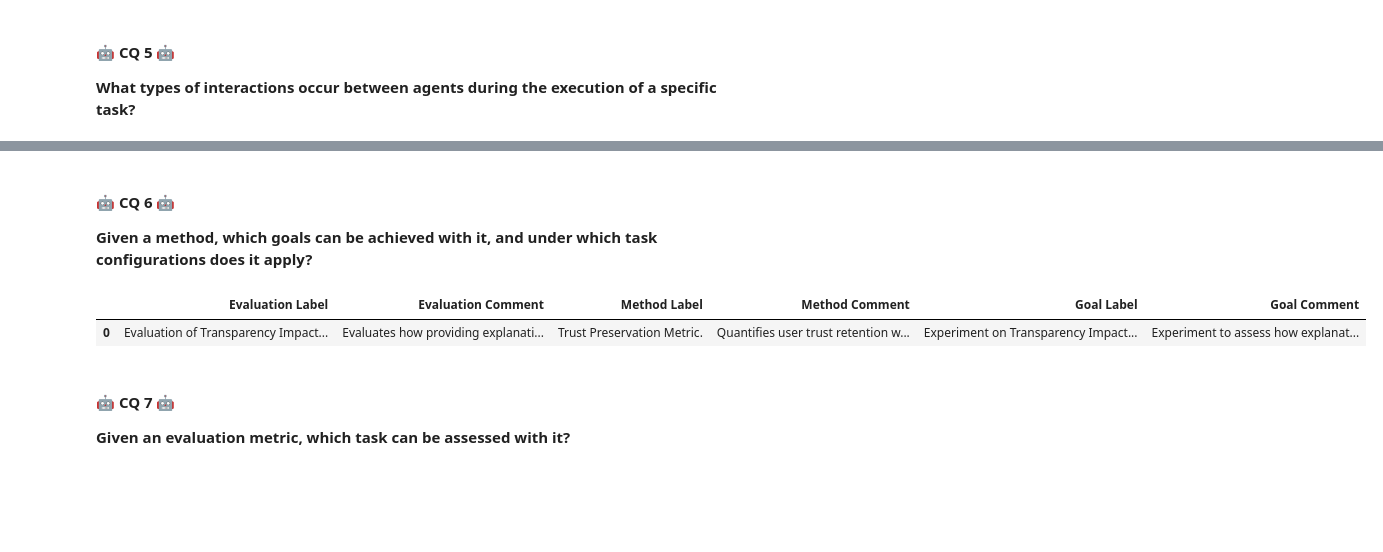
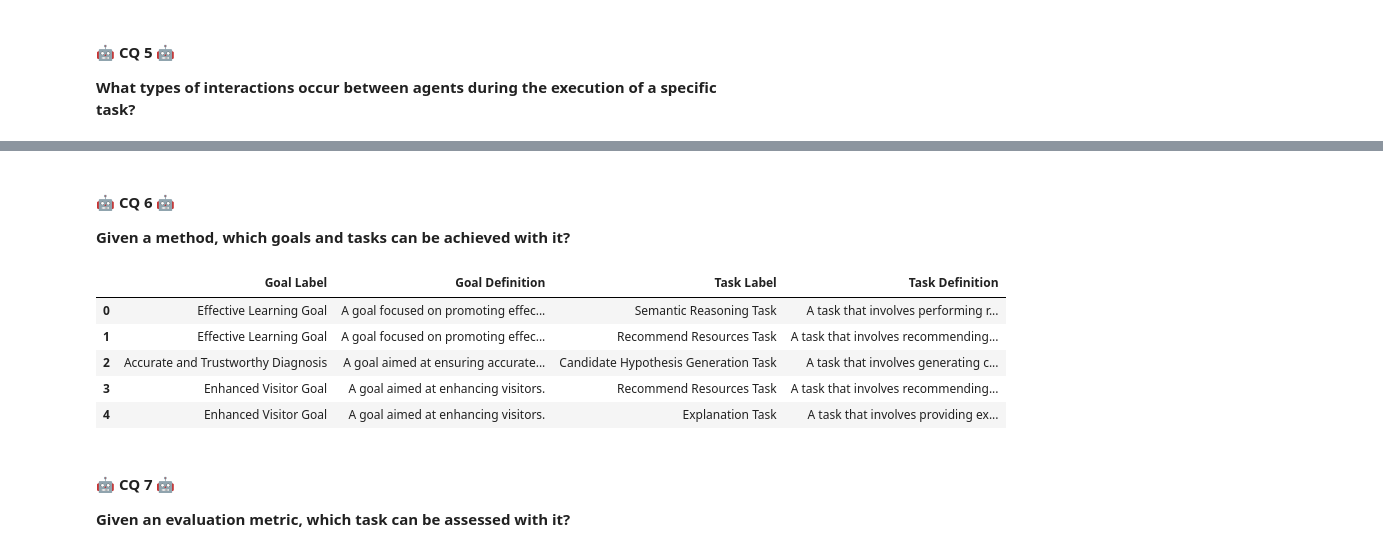
Before and after one commit to kai-vu/Hybrid-Intelligence-Ontology, a Jupyter notebook: case_study/cqs.ipynb, the cells around one changed output, grey strips where cells are left out. Cells and saved outputs as stored; diff of their text form; code cells hidden in the pictures; blank space fills up the shorter version.

```diff
--- a/case_study/cqs.ipynb
+++ b/case_study/cqs.ipynb
@@ -244,42 +244,40 @@ df_cq5
 # %% [markdown]
 #### 🤖 CQ 6 🤖
 
-**Given a method, which goals can be achieved with it, and under which task configurations does it apply?**
+**Given a method, which goals and tasks can be achieved with it?**
 # %%
 cq6 = """
-PREFIX hi: <https://w3id.org/hi-ontology#>
-PREFIX dul: <http://www.ontologydesignpatterns.org/ont/dul/DUL.owl#>
-PREFIX hi-s1: <https://w3id.org/hi-ontology/scenarios/1>
-PREFIX rdfs: <http://www.w3.org/2000/01/rdf-schema#>
+PREFIX hi:    <https://w3id.org/hi-ontology#>
+PREFIX hint:  <https://w3id.org/hi-thesaurus/>
+PREFIX skos:  <http://www.w3.org/2004/02/skos/core#>
 
-SELECT DISTINCT ?evaluationLabel ?evaluationComment ?methodLabel ?methodComment ?goalLabel ?goalComment
+SELECT DISTINCT ?goalLabel ?goalDefinition ?taskLabel ?taskDefinition
 WHERE {
-    VALUES ?team { hi-s1:HITeamPersonalAssistant }
+    VALUES ?method { hint:SemanticLinkingMethod }
 
-    ?team           hi:operatesInContext    ?context .
-    ?context        hi:influences           ?evaluation .
-    ?evaluation     a                       hi:Evaluation ;
-                    rdfs:label              ?evaluationLabel ;
-                    rdfs:comment            ?evaluationComment ;
-                    hi:usesMetric           ?metric ;
-                    hi:hasExperiment        ?experiment .
-    ?metric         rdfs:label              ?methodLabel ;
-                    rdfs:comment            ?methodComment .
-    ?experiment     rdfs:label              ?goalLabel ;
-                    rdfs:comment            ?goalComment .
-
+    ?taskExecution hi:hasMethodConcept ?method ;
+        hi:realizesTask ?task ;
+        hi:towardsGoal ?goal .
+    ?goal hi:hasGoalConcept ?goalConcept .
+    ?goalConcept skos:prefLabel ?goalLabel ;
+        skos:definition ?goalDefinition .
+    ?task hi:hasTaskConcept ?taskConcept .
+    ?taskConcept skos:prefLabel ?taskLabel ;
+        skos:definition ?taskDefinition .
 }
 """
 
 results_cq6 = g.query(cq6)
-df_cq6 = pd.DataFrame([(str(row.evaluationLabel), str(row.evaluationComment),
-                        str(row.methodLabel), str(row.methodComment),
-                        str(row.goalLabel), str(row.goalComment)) for row in results_cq6],
-                        columns=["Evaluation Label", "Evaluation Comment", "Method Label ", "Method Comment", "Goal Label ", "Goal Comment"])
+df_cq6 = pd.DataFrame([(str(row.goalLabel), str(row.goalDefinition), str(row.taskLabel), str(row.taskDefinition)) for row in results_cq6],
+                        columns=["Goal Label ", "Goal Definition", "Task Label", "Task Definition"])
 df_cq6
 # %% [output]
-|  | Evaluation Label | Evaluation Comment | Method Label | Method Comment | Goal Label | Goal Comment |
-| 0 | Evaluation of Transparency Impact... | Evaluates how providing explanati... | Trust Preservation Metric. | Quantifies user trust retention w... | Experiment on Transparency Impact... | Experiment to assess how explanat... |
+|  | Goal Label | Goal Definition | Task Label | Task Definition |
+| 0 | Effective Learning Goal | A goal focused on promoting effec... | Semantic Reasoning Task | A task that involves performing r... |
+| 1 | Effective Learning Goal | A goal focused on promoting effec... | Recommend Resources Task | A task that involves recommending... |
+| 2 | Accurate and Trustworthy Diagnosis | A goal aimed at ensuring accurate... | Candidate Hypothesis Generation Task | A task that involves generating c... |
+| 3 | Enhanced Visitor Goal | A goal aimed at enhancing visitors. | Recommend Resources Task | A task that involves recommending... |
+| 4 | Enhanced Visitor Goal | A goal aimed at enhancing visitors. | Explanation Task | A task that involves providing ex... |
 # %% [markdown]
 #### 🤖 CQ 7 🤖
 
```
Also changed, not shown: parts of 1 cell of this notebook.
